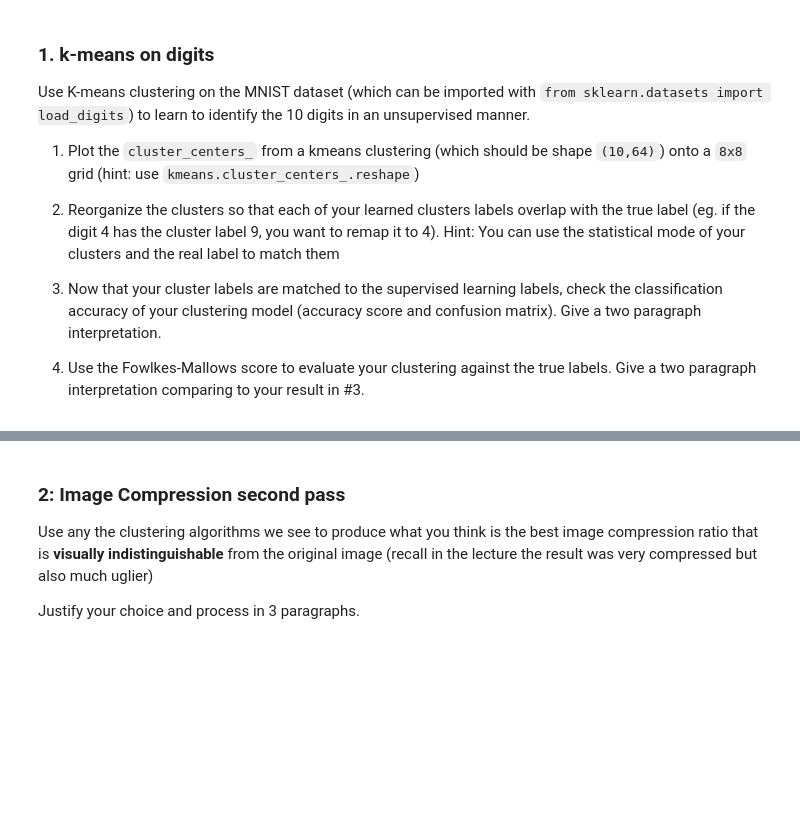
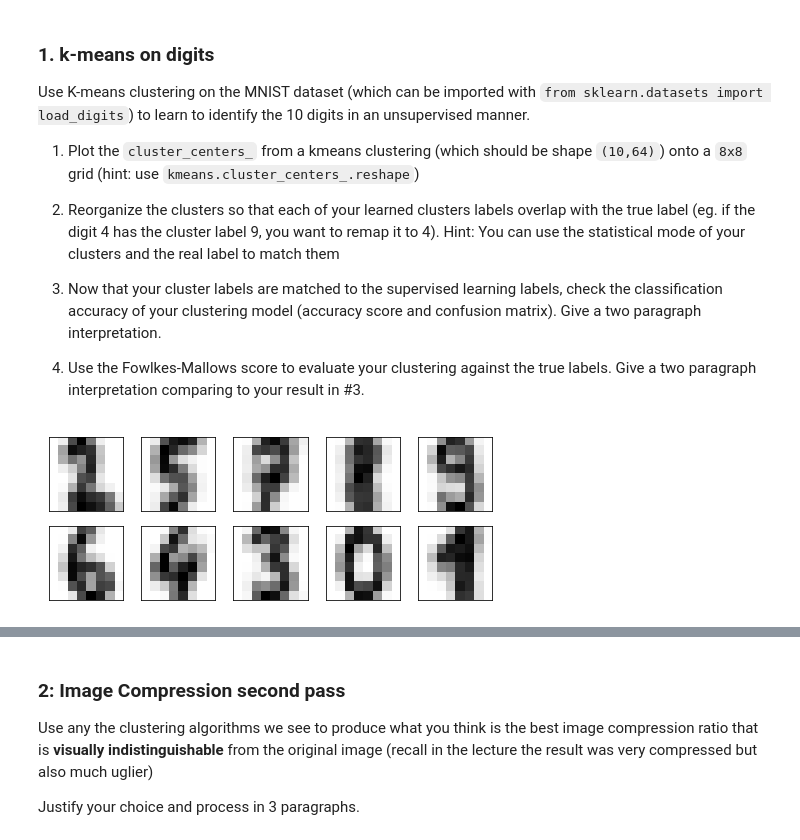
Before and after one commit to cb-ds-1/4-3-clustering, a Jupyter notebook: workshop.ipynb, the cells around one changed output, grey strips where cells are left out. Cells and saved outputs as stored; diff of their text form; code cells hidden in the pictures; blank space fills up the shorter version.

```diff
--- a/workshop.ipynb
+++ b/workshop.ipynb
@@ -10,3 +25,20 @@ Use K-means clustering on the MNIST dataset (which can be imported with `from sk
 3. Now that your cluster labels are matched to the supervised learning labels, check the classification accuracy of your clustering model (accuracy score and confusion matrix). Give a two paragraph interpretation.
 
 4. Use the Fowlkes-Mallows score to evaluate your clustering against the true labels. Give a two paragraph interpretation comparing to your result in #3.
+# %%
+from sklearn.datasets import load_digits
+
+N_CLUSTERS=10 # one for each digit?
+digits = load_digits()
+
+km = clu.KMeans(n_clusters=N_CLUSTERS)
+km.fit(digits.data)
+
+fig, ax = plt.subplots(2, 5, figsize=(8, 3))
+centers = km.cluster_centers_.reshape(10, 8, 8)
+
+for axi, center in zip(ax.flat, centers):
+    axi.set(xticks=[], yticks=[])
+    axi.imshow(center, interpolation='nearest', cmap=plt.cm.binary)
+# %% [output]
+[figure, added]
```
Also changed, not shown: parts of 14 cells of this notebook.
